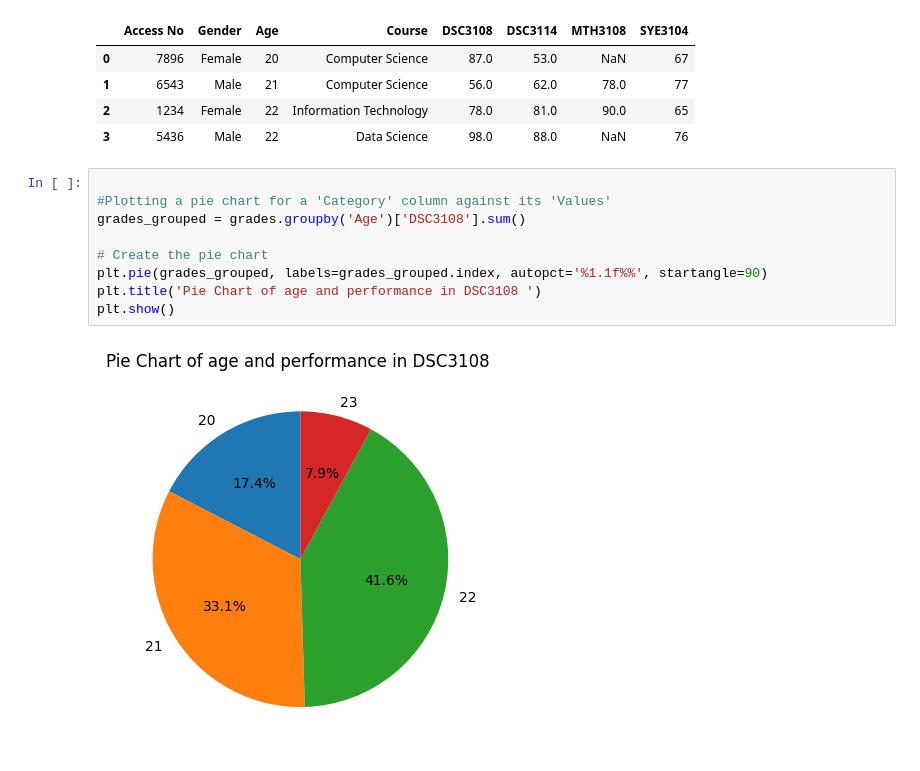
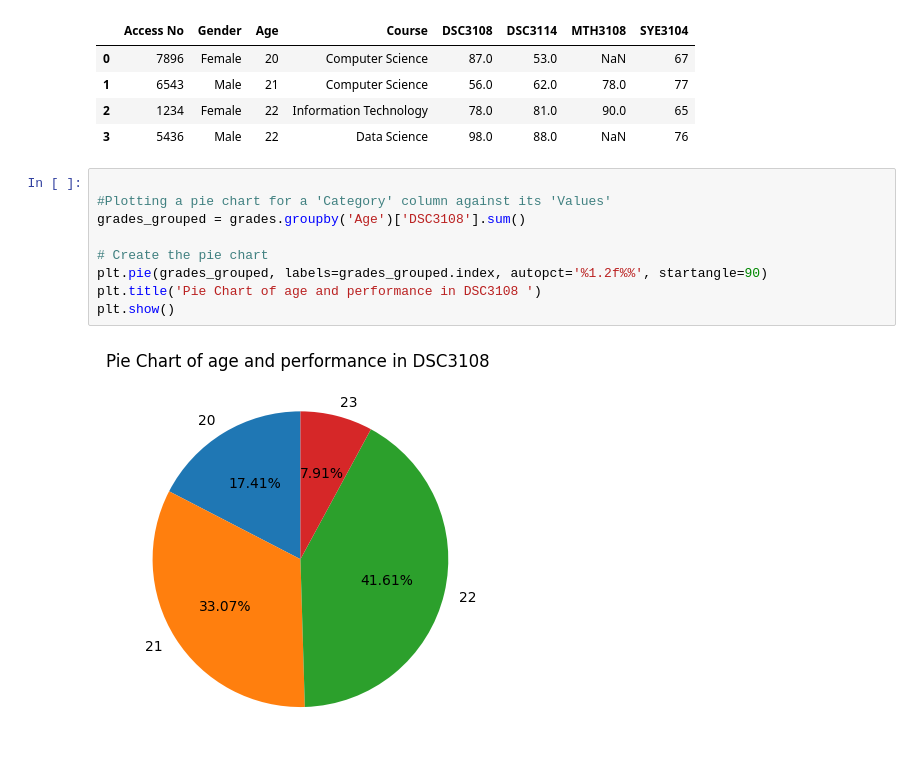
Before and after one commit to ATWIINETIRZAH/DataPath-From-Raw-to-Insights, a Jupyter notebook: Data_Cleaning/visualization.ipynb, the cells around one changed output. Cells and saved outputs as stored; diff of their text form.

```diff
--- a/Data_Cleaning/visualization.ipynb
+++ b/Data_Cleaning/visualization.ipynb
@@ -23,11 +23,11 @@ grades.head(4)
 # %%
 
 #Plotting a pie chart for a 'Category' column against its 'Values'
 grades_grouped = grades.groupby('Age')['DSC3108'].sum()
 
 # Create the pie chart
-plt.pie(grades_grouped, labels=grades_grouped.index, autopct='%1.1f%%', startangle=90)
+plt.pie(grades_grouped, labels=grades_grouped.index, autopct='%1.2f%%', startangle=90)
 plt.title('Pie Chart of age and performance in DSC3108 ')
 plt.show()
 # %% [output]
-[figure, old version]
+[figure, new version]
```
Also changed, not shown: parts of 3 cells of this notebook.
